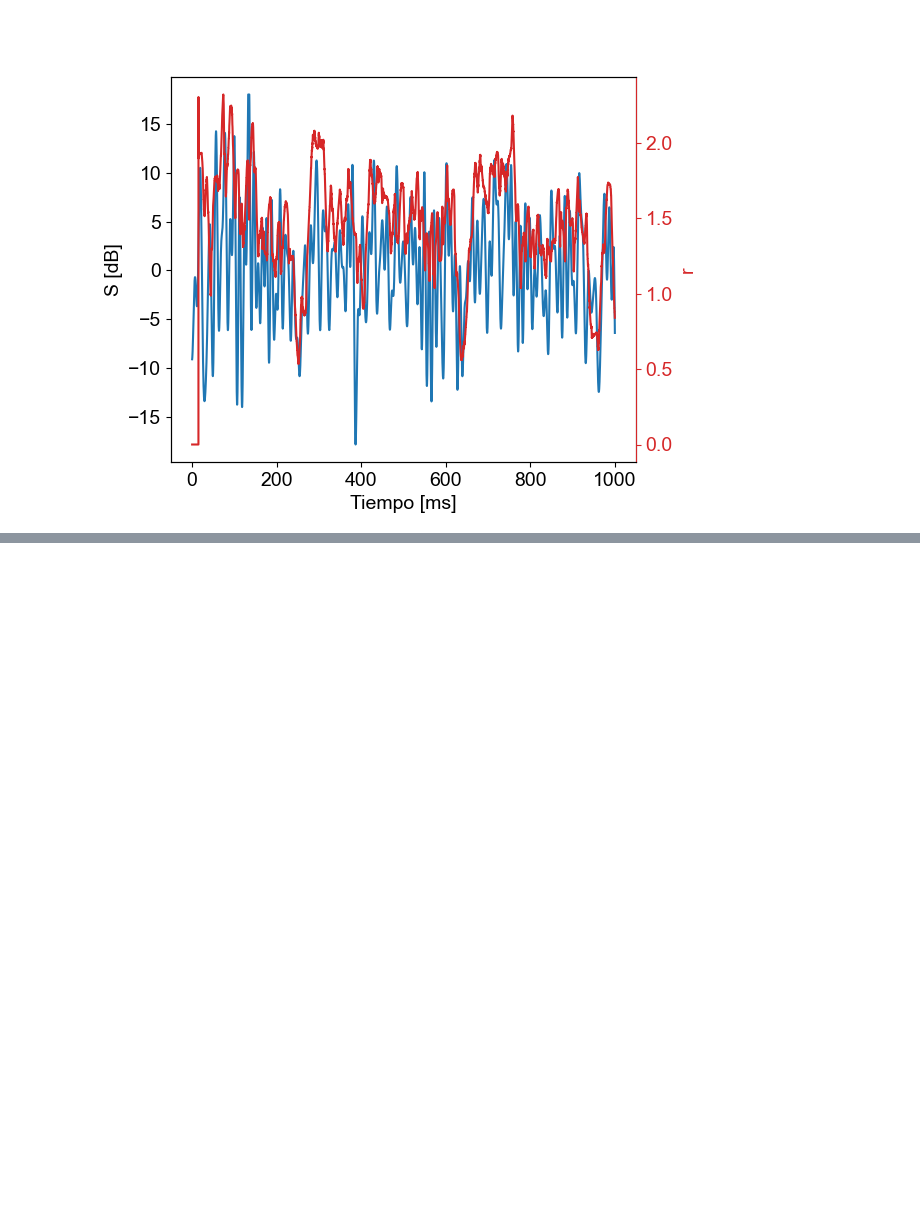
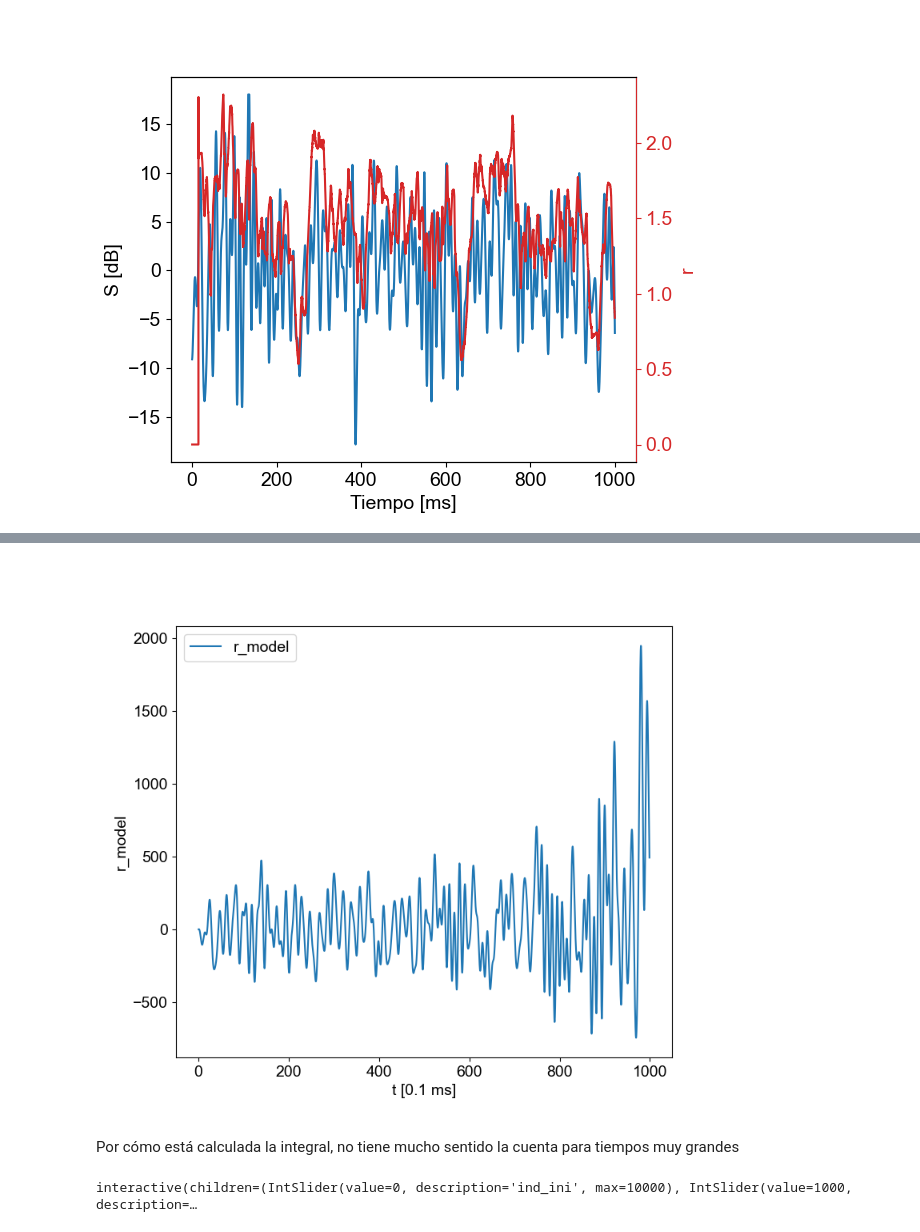
Before and after one commit to Lupama2/RedesNeuronales, a Jupyter notebook: Practicas/practica_3/practica_3.ipynb, the cells around one changed output, grey strips where cells are left out. Saved outputs shown, nothing was run; the diff lists cells and outputs as text; code cells hidden in the pictures; blank space fills up the shorter version.

```diff
--- a/Practicas/practica_3/practica_3.ipynb
+++ b/Practicas/practica_3/practica_3.ipynb
@@ -274,10 +299,20 @@ IndexError: arrays used as indices must be of integer (or boolean) type
 # %%
-def modelo_lineal(r0, D_vec, stimulus):
+def modelo_lineal(r0, D_vec, stimulus_vec):
     '''
     Calcula la tasa de disparo r con el modelo lineal en función de r0, D_vec y stimulus.
     r(t) = r0 + int_0^infty D(t')*stimulus(t-t')
     '''
-    r = np.empty(len(stimulus[:,0]))
-    for i in range(len(stimulus[:,0])):
-        r[i] = r0 + np.sum(D_vec*stimulus[t-t',1])
-    return r
+    r_model = np.empty(len(stimulus_vec))
+
+    for t in range(len(stimulus_vec)):
+
+        integral = 0
+        Delta_t = factor_to_ms #Esta igualdad es una casualidad
+        for tau in range(t+1):
+            integral += D_vec[tau]*stimulus_vec[t-tau]*Delta_t
+
+        r_model[t] = r0 + integral
+
+    return r_model
+
+r_model_vec = modelo_lineal(r0, D_vec, stimulus[:,1])
@@ -285,0 +319,36 @@ def modelo_lineal(r0, D_vec, stimulus):
+# %%
+#Grafico r y r_model
+fig, ax = plt.subplots(1,1, figsize=(8,7))
+T = 300
+r_vec = firing_rate_total_calculation(spikes, T)
+# ax.plot(np.arange(len(spikes[0]))*factor_to_ms, r_vec, color = "tab:red", label = "r")
+ax.plot(stimulus[:,0], r_model_vec, color = "tab:blue", label = "r_model")
+
+# ax.plot(r_model_vec[:-1], r_vec, color = "tab:blue", label = "r_model")
+
+ax.set_ylabel('r_model')
+ax.set_xlabel('t [0.1 ms]')
+ax.legend()
+plt.show()
+# %% [output]
+[figure, added]
+# %% [markdown]
+Por cómo está calculada la integral, no tiene mucho sentido la cuenta para tiempos muy grandes
+# %%
+#Grafico r y r_model
+
+T = 300
+r_vec = firing_rate_total_calculation(spikes, T)
+
+
+ind_ini = 0
+ind_fin = 500
+fig, ax = plt.subplots(1,1, figsize=(8,7))
+ax.plot(r_model_vec[ind_ini:ind_fin], r_vec[ind_ini:ind_fin], color = "tab:blue", label = "r_model")
+
+ax.set_xlabel('r_model')
+ax.set_ylabel('r')
+ax.legend()
+plt.show()
+# %% [output]
+interactive(children=(IntSlider(value=0, description='ind_ini', max=10000), IntSlider(value=1000, description=…
```
Also changed, not shown: parts of 7 cells of this notebook.
